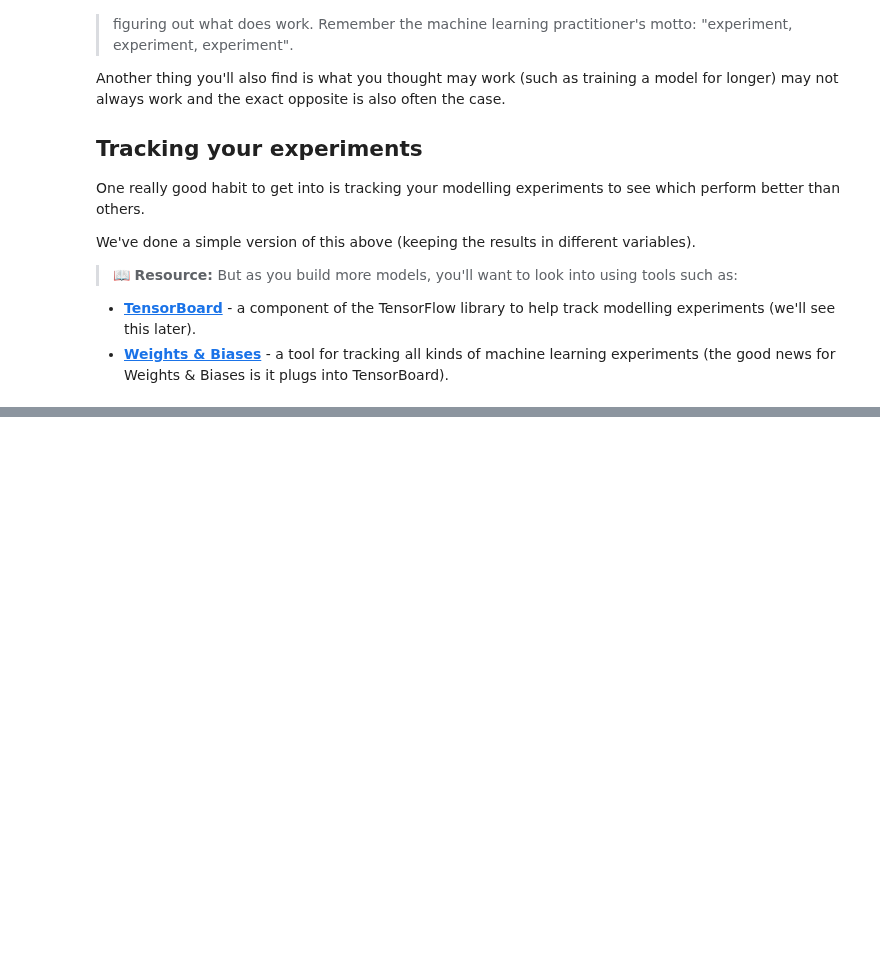
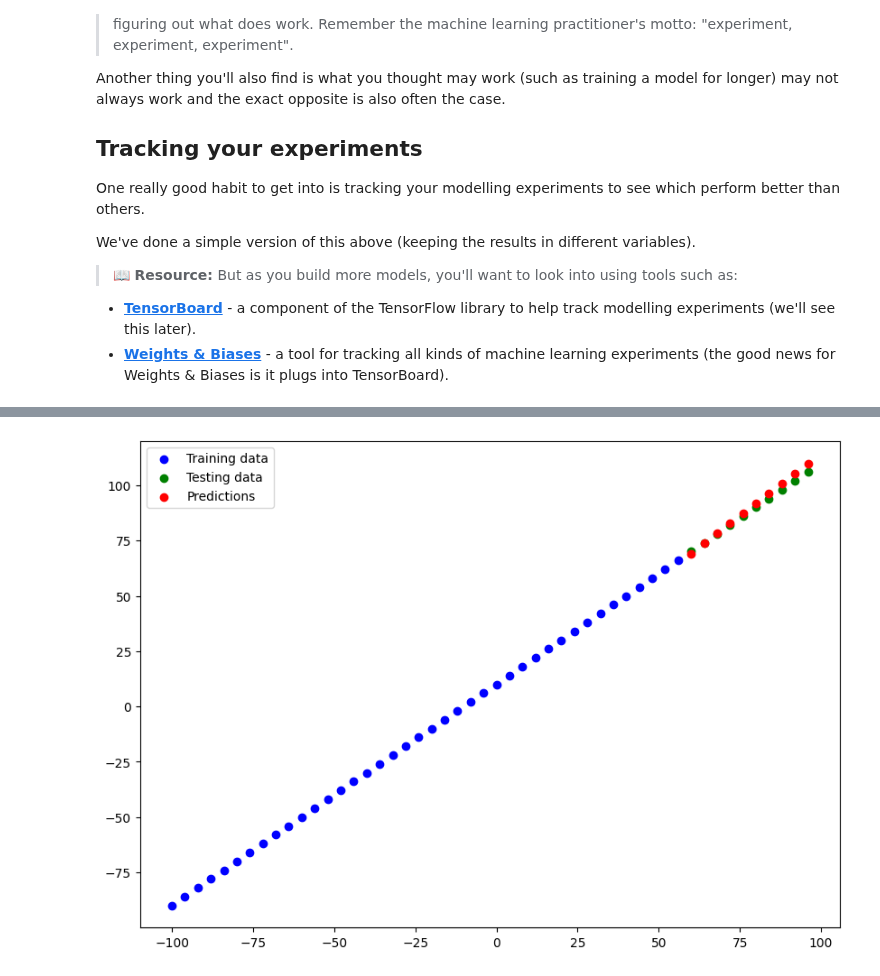
Before and after one commit to seanjiangsh/ztm-tensorflow, a Jupyter notebook: 01_neural_network_regression_in_tensorflow.ipynb, the cells around one changed output, grey strips where cells are left out. Saved outputs shown, nothing was run; the diff lists cells and outputs as text; code cells hidden in the pictures; blank space fills up the shorter version.

```diff
--- a/01_neural_network_regression_in_tensorflow.ipynb
+++ b/01_neural_network_regression_in_tensorflow.ipynb
@@ -940,0 +1001,6 @@ We've done a simple version of this above (keeping the results in different vari
+# %%
+# Load in a model using the HDF5 format
+loaded_model_2 = tf.keras.models.load_model("saved_models/model_1.h5")
+
+# Check the loaded model summary
+loaded_model_2.summary()
@@ -940,0 +1019,6 @@ We've done a simple version of this above (keeping the results in different vari
+# %%
+# Make and plot predictions with the loaded HDF5 model
+loaded_model_2_preds = loaded_model_2.predict(X_test)
+
+plot_predictions(predictions=loaded_model_2_preds)
+# %% [output]
@@ -940,0 +1026 @@ We've done a simple version of this above (keeping the results in different vari
+[figure, added]
```
Also changed, not shown: parts of 32 cells of this notebook, 1 other file.
